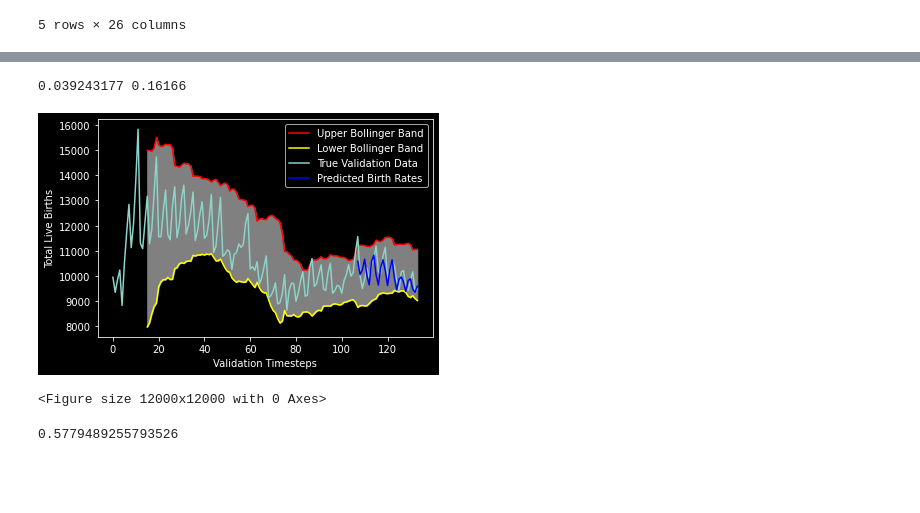
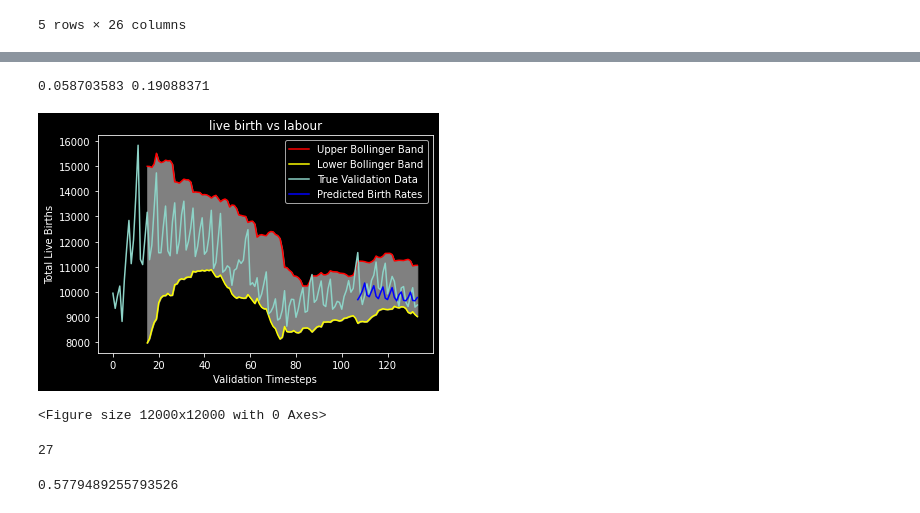
Before and after one commit to KosmonautX/osiris, a Jupyter notebook: TemporalConvBlock.ipynb, the cells around one changed output, grey strips where cells are left out. Cells and saved outputs as stored; diff of their text form; code cells hidden in the pictures; blank space fills up the shorter version.

```diff
--- a/TemporalConvBlock.ipynb
+++ b/TemporalConvBlock.ipynb
@@ -154,7 +155,7 @@ raw.tail(5)
 from datetime import datetime
 #test.set_index('time') set index as time
 target = list(raw)[1]
-cols = list(raw)[2:20]
+cols = list(raw)[8:20]
 timelist = list(raw['time'])
 #timelist = [datetime.strptime(date, '%Y-%m-%d').date() for date in timelist]
 print('Training set shape:{}'.format(test.shape))
@@ -405,29 +372,34 @@ preds = np.concatenate(preds)
 # %%
 preds_rel = preds
 true_rel = true
 raw.loc[len(raw)-len(preds):len(raw), 'pred'] = preds*(y_test_max-y_test_min+ 1e-9) + y_test_min
 raw.loc[len(raw)-len(preds):len(raw), 'test'] = true*(y_test_max-y_test_min+ 1e-9) + y_test_min
 plt.style.use('dark_background')
 plt.plot(raw['bolu'],color="red", label='Upper Bollinger Band')
 plt.plot(raw['bold'],color="yellow", label='Lower Bollinger Band')
-plt.plot(raw['total'].head(), label='True Validation Data')
+plt.plot(raw['total'], label='True Validation Data')
 plt.plot(raw['pred'],color="blue", label='Predicted Birth Rates')
+plt.title("live birth vs labour")
 plt.xlabel("Validation Timesteps")
 plt.ylabel("Total Live Births")
 plt.legend(loc="upper right")
 plt.fill_between(raw.index,raw['bolu'],raw['bold'], color='gray')
 plt.figure(figsize=(10, 10), dpi=1200)
 mse = mean_squared_error(true, preds)
 mae = mean_absolute_error(true, preds)
 #classification_report(true,preds)
 print(mse, mae)
 # convert to binary classification
 # statistical significance => problem space
 # lagging data=> m
 # %% [output]
-0.039243177 0.16166
+0.058703583 0.19088371
-[figure, old version]
+[figure, new version]
 <Figure size 12000x12000 with 0 Axes>
+# %%
+raw.pred.count()
+# %% [output]
+27
 # %%
 import numpy as np
 from scipy.stats import norm
```
Also changed, not shown: parts of 4 cells of this notebook.
